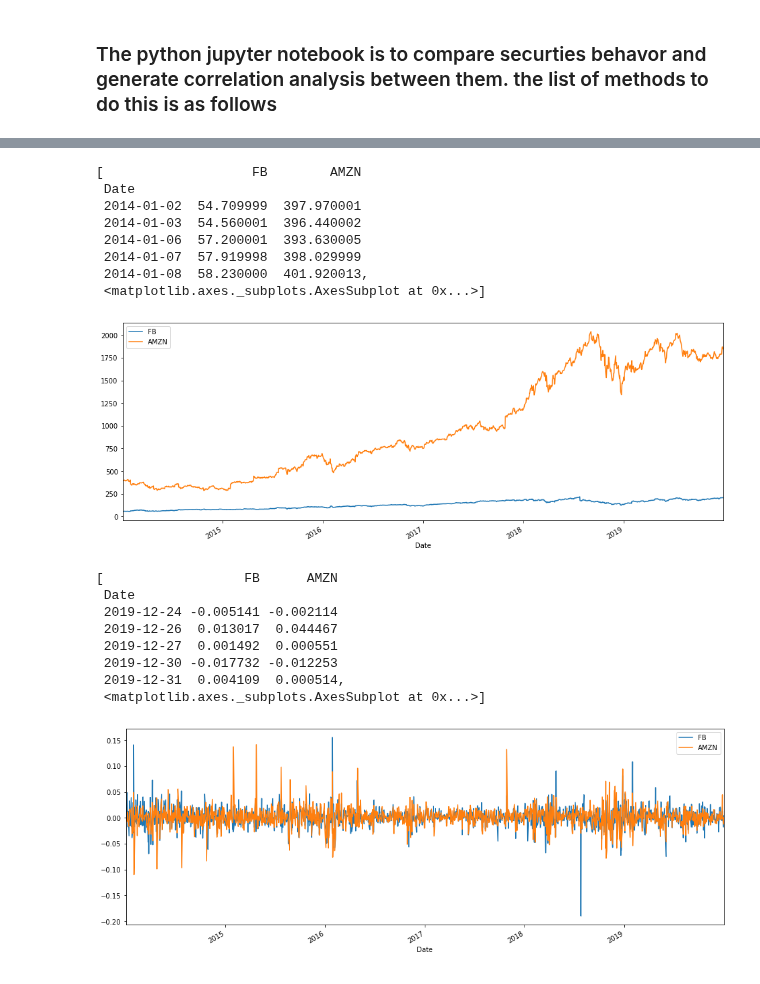
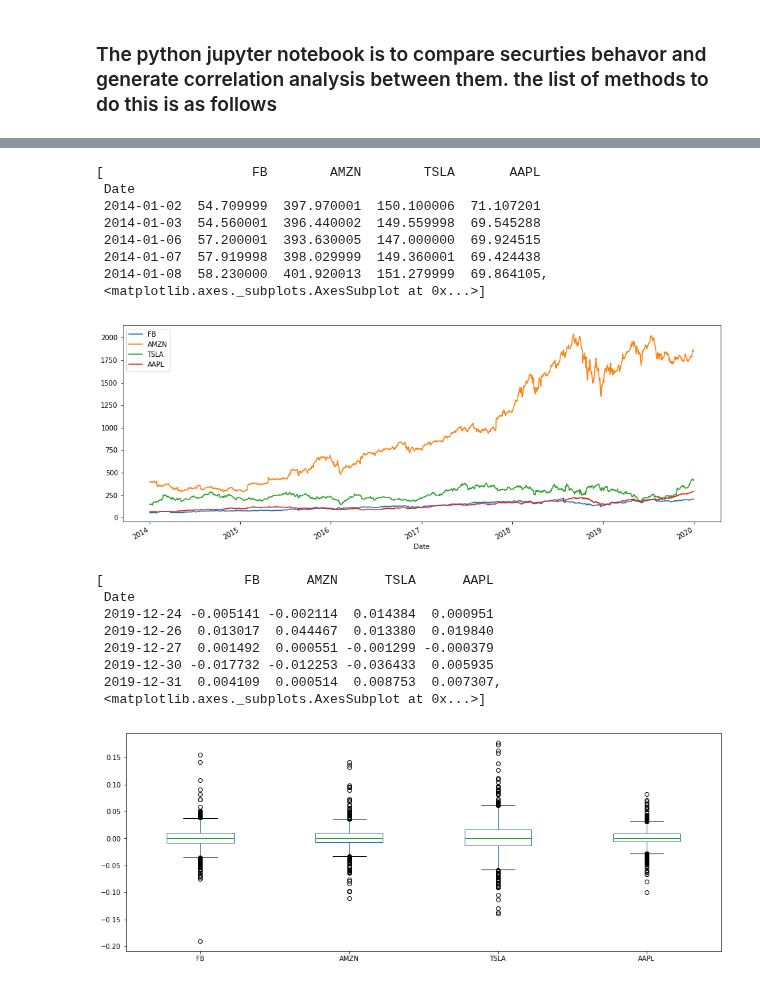
Before and after one commit to Berkat0789/Data_Analysis, a Jupyter notebook: Personal Projects/Sidus/Untitled.ipynb, the cells around one changed output, grey strips where cells are left out. Cells and saved outputs as stored; diff of their text form; code cells hidden in the pictures.

```diff
--- a/Personal Projects/Sidus/Untitled.ipynb
+++ b/Personal Projects/Sidus/Untitled.ipynb
@@ -9,3 +6,3 @@ from pandas.plotting import scatter_matrix
 from sidusPkg import fetch_Stock_Data
 # %%
-Sidus = fetch_Stock_Data.Firm(["FB", "AMZN"], start= '2014-1-1')
+Sidus = fetch_Stock_Data.Firm(["FB", "AMZN", "TSLA", "AAPL"], start= '2014-1-1')
@@ -12,25 +15,25 @@ Sidus = fetch_Stock_Data.Firm(["FB", "AMZN"], start= '2014-1-1')
 # %%
 Sidus.fetch_Data()
 # %% [output]
-[                   FB        AMZN
+[                   FB        AMZN        TSLA       AAPL
  Date
- 2014-01-02  54.709999  397.970001
- 2014-01-03  54.560001  396.440002
- 2014-01-06  57.200001  393.630005
- 2014-01-07  57.919998  398.029999
- 2014-01-08  58.230000  401.920013,
+ 2014-01-02  54.709999  397.970001  150.100006  71.107201
+ 2014-01-03  54.560001  396.440002  149.559998  69.545288
+ 2014-01-06  57.200001  393.630005  147.000000  69.924515
+ 2014-01-07  57.919998  398.029999  149.360001  69.424438
+ 2014-01-08  58.230000  401.920013  151.279999  69.864105,
  <matplotlib.axes._subplots.AxesSubplot at 0x...>]
-[figure, old version]
+[figure, new version]
 # %%
-Sidus.dailyChanges()
+Sidus.dailyChanges("box")
 # %% [output]
-[                  FB      AMZN
+[                  FB      AMZN      TSLA      AAPL
  Date
- 2019-12-24 -0.005141 -0.002114
- 2019-12-26  0.013017  0.044467
- 2019-12-27  0.001492  0.000551
- 2019-12-30 -0.017732 -0.012253
- 2019-12-31  0.004109  0.000514,
+ 2019-12-24 -0.005141 -0.002114  0.014384  0.000951
+ 2019-12-26  0.013017  0.044467  0.013380  0.019840
+ 2019-12-27  0.001492  0.000551 -0.001299 -0.000379
+ 2019-12-30 -0.017732 -0.012253 -0.036433  0.005935
+ 2019-12-31  0.004109  0.000514  0.008753  0.007307,
  <matplotlib.axes._subplots.AxesSubplot at 0x...>]
-[figure, old version]
+[figure, new version]
 # %%
```
Also changed, not shown: parts of 4 cells of this notebook, 1 other file.
